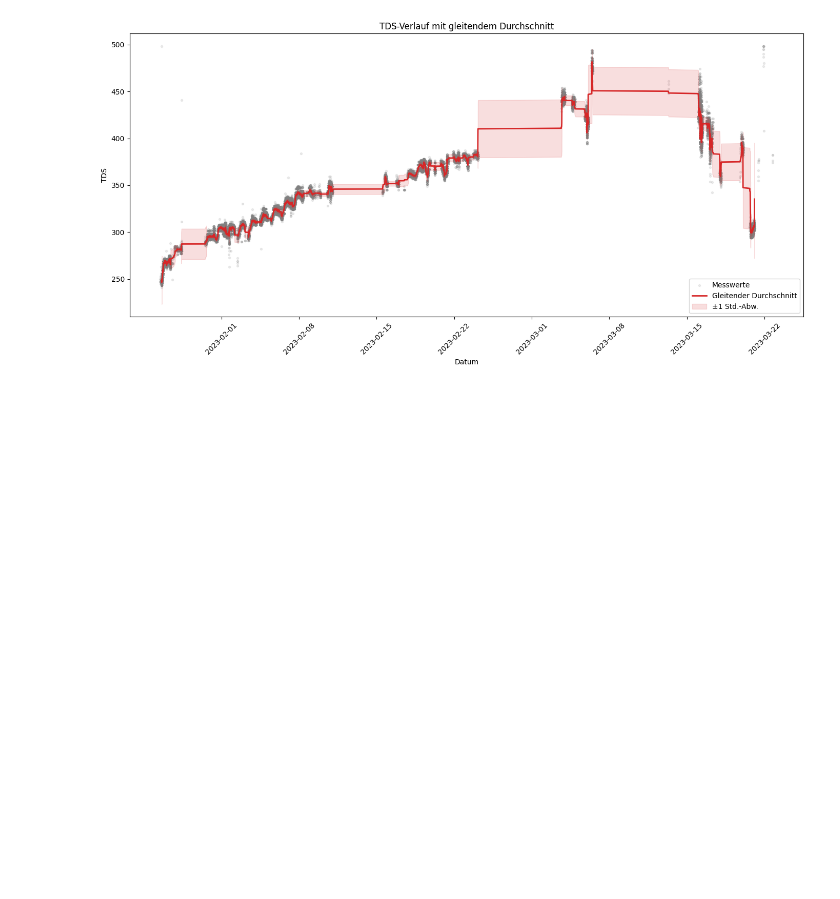
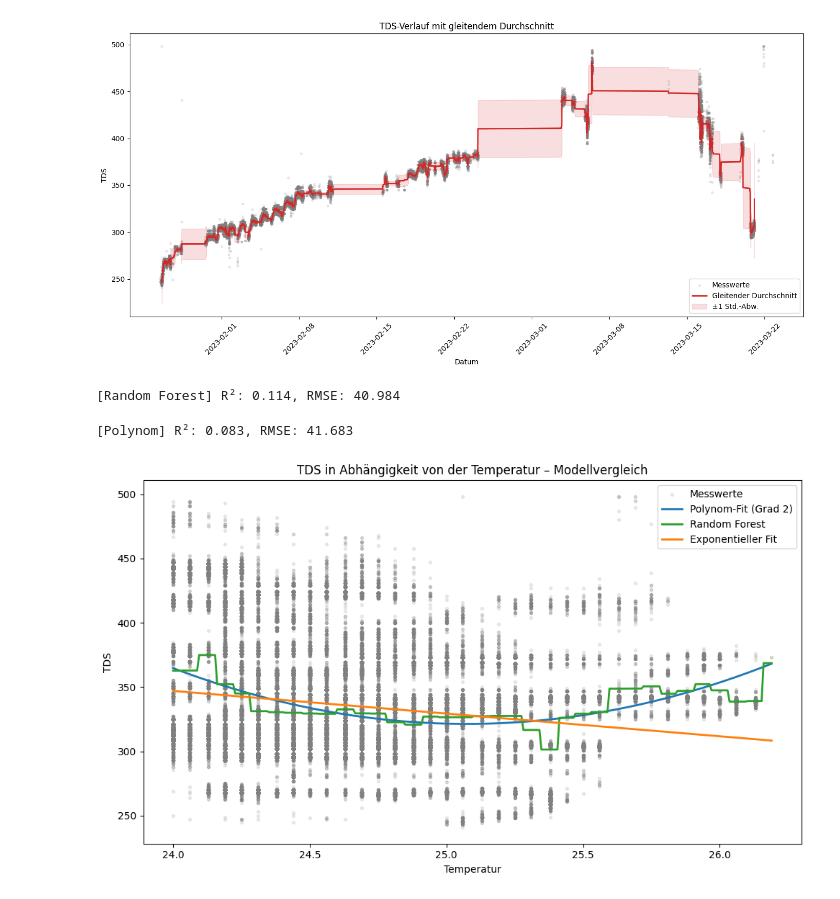
Before and after one commit to jakobpeerkrolla/VRO-Project, a Jupyter notebook: notebooks/05_prediction_models.ipynb, the cells around one changed output. Drawn from its saved outputs; the diff is of its cells as text; code cells hidden in the pictures; blank space fills up the shorter version.

Commit message:
prediction improvement: added Random Forest model for TDS prediction based on water temperature, and updated the plot to reflect the new model's predictions.

```diff
--- a/notebooks/05_prediction_models.ipynb
+++ b/notebooks/05_prediction_models.ipynb
@@ -437,0 +459,69 @@ plt.show()
+# %%
+#Random Forest approach for TDS prediction based on water temperature
+
+rf = RandomForestRegressor(n_estimators=300, max_depth=6, random_state=42)
+rf.fit(X_train, y_train)
+
+y_pred_rf = rf.predict(X_test)
+print(f"[Random Forest] R²: {r2_score(y_test, y_pred_rf):.3f}, RMSE: {np.sqrt(mean_squared_error(y_test, y_pred_rf)):.3f}")
+
+TDS_pred_rf = rf.predict(T_range)
+# %% [output]
+[Random Forest] R²: 0.114, RMSE: 40.984
+# %%
+# polynomial regression approach for TDS prediction based on water temperature 3 grade
+
+import numpy as np
+import matplotlib.pyplot as plt
+from sklearn.preprocessing import PolynomialFeatures
+from sklearn.linear_model import LinearRegression
+from sklearn.ensemble import RandomForestRegressor
+from sklearn.model_selection import train_test_split
+from sklearn.metrics import r2_score, mean_squared_error
+from scipy.optimize import curve_fit
+
+degree = 2
+poly = PolynomialFeatures(degree=degree)
+X_train_poly = poly.fit_transform(X_train)
+X_test_poly = poly.transform(X_test)
+
+poly_model = LinearRegression()
+poly_model.fit(X_train_poly, y_train)
+
+y_pred_poly = poly_model.predict(X_test_poly)
+print(f"[Polynom] R²: {r2_score(y_test, y_pred_poly):.3f}, RMSE: {np.sqrt(mean_squared_error(y_test, y_pred_poly)):.3f}")
+
+T_range_poly = poly.transform(T_range)
+TDS_pred_poly = poly_model.predict(T_range_poly)
+# %% [output]
+[Polynom] R²: 0.083, RMSE: 41.683
+# %%
+# exponential curve fitting approach for TDS prediction based on water temperature
+
+def model_func(T, a, b, c):
+    return a * np.exp(b * T) + c
+
+try:
+    params, _ = curve_fit(model_func, X.flatten(), y, p0=[1, 0.01, 1], maxfev=10000)
+    TDS_pred_exp = model_func(T_range.flatten(), *params)
+    has_exp = True
+except RuntimeError:
+    print("Exponentieller Fit konnte nicht konvergieren.")
+    has_exp = False
+# %%
+# Plotting the Random Forest predictions
+
+fig, ax = plt.subplots(figsize=(10, 6))
+ax.scatter(X, y, alpha=0.15, s=8, color="gray", label="Messwerte")
+ax.plot(T_range, TDS_pred_poly, color="tab:blue", linewidth=2, label=f"Polynom-Fit (Grad {degree})")
+ax.plot(T_range, TDS_pred_rf, color="tab:green", linewidth=2, label="Random Forest")
+if has_exp:
+    ax.plot(T_range, TDS_pred_exp, color="tab:orange", linewidth=2, label="Exponentieller Fit")
+ax.set_xlabel("Temperatur")
+ax.set_ylabel("TDS")
+ax.set_title("TDS in Abhängigkeit von der Temperatur – Modellvergleich")
+ax.legend()
+fig.tight_layout()
+plt.show()
+# %% [output]
+[figure, added]
```
Also changed, not shown: parts of 1 cell of this notebook.
